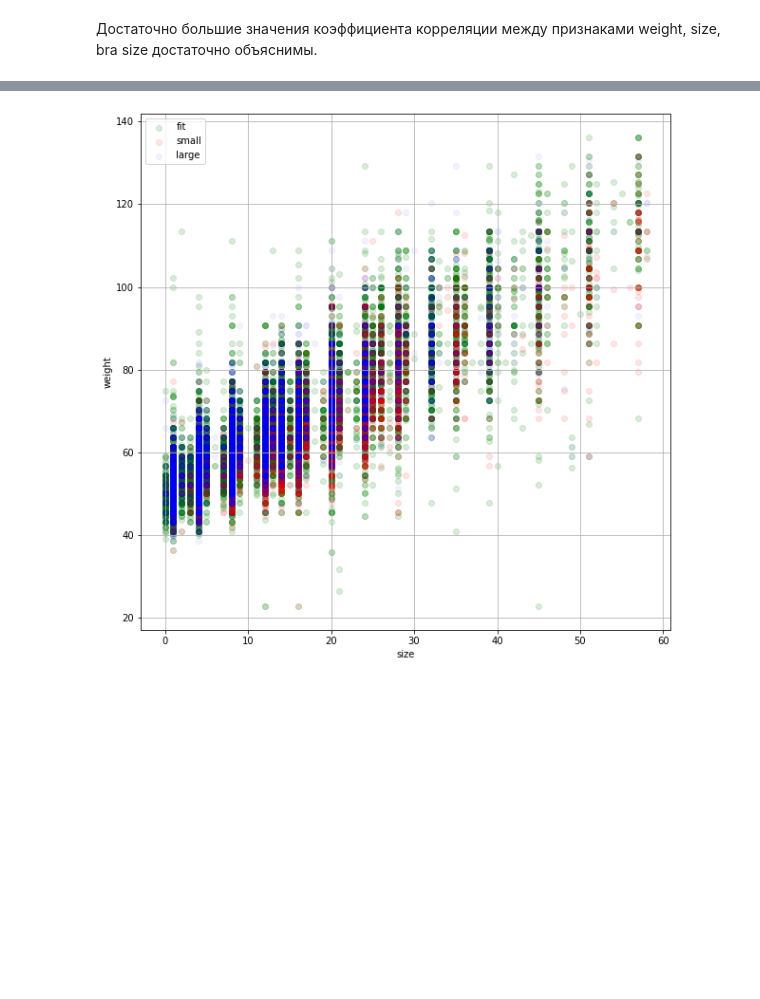
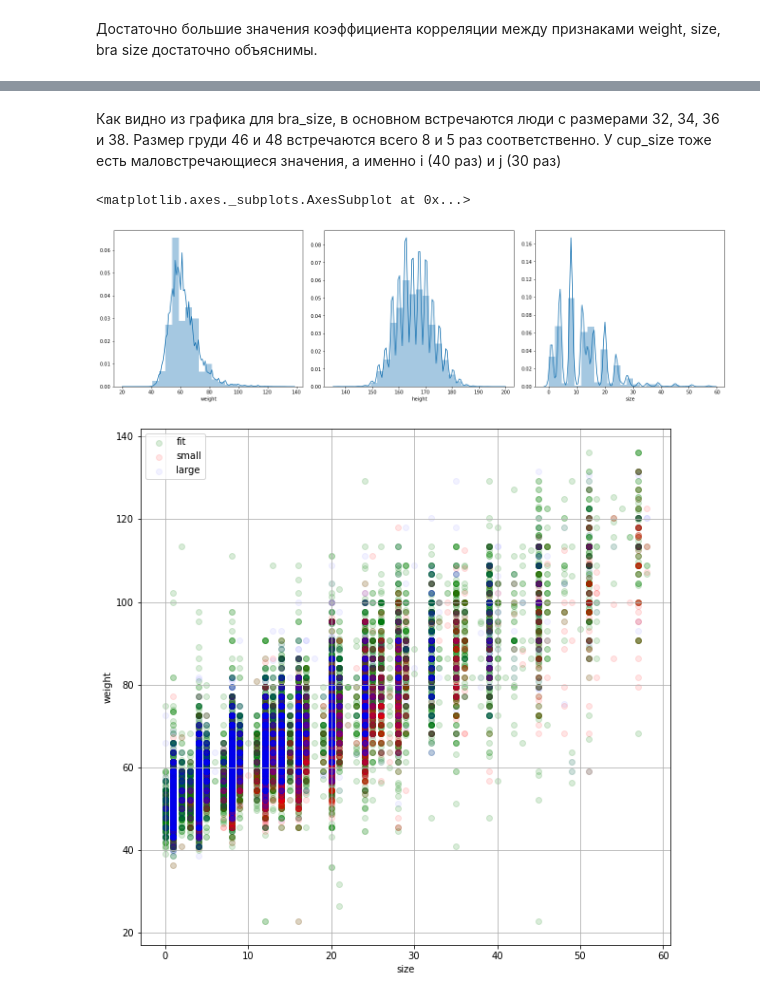
Before and after one commit to dariacher/ML_clothing, a Jupyter notebook: ML.ipynb, the cells around one changed output, grey strips where cells are left out. Drawn from its saved outputs; the diff is of its cells as text; code cells hidden in the pictures; blank space fills up the shorter version.

```diff
--- a/ML.ipynb
+++ b/ML.ipynb
@@ -336,3 +275,14 @@ plt.grid()
+# %% [markdown]
+Как видно из графика для bra_size, в основном встречаются люди с размерами 32, 34, 36 и 38. Размер груди 46 и 48 встречаются всего 8 и 5 раз соответственно. У cup_size тоже есть маловстречающиеся значения, а именно i (40 раз) и j (30 раз)
+# %%
+fig, ax = plt.subplots(1,3, figsize=(18,5), constrained_layout=True)
+
+sns.distplot(data['weight'], bins=25, ax=ax[0])
+sns.distplot(data['height'], bins=25, ax=ax[1])
+sns.distplot(data['size'], bins=25, ax=ax[2])
+# %% [output]
+<matplotlib.axes._subplots.AxesSubplot at 0x...>
+[figure, added]
 # %%
 plt.figure(figsize = (10, 10))
 
```
Also changed, not shown: parts of 45 cells of this notebook.
